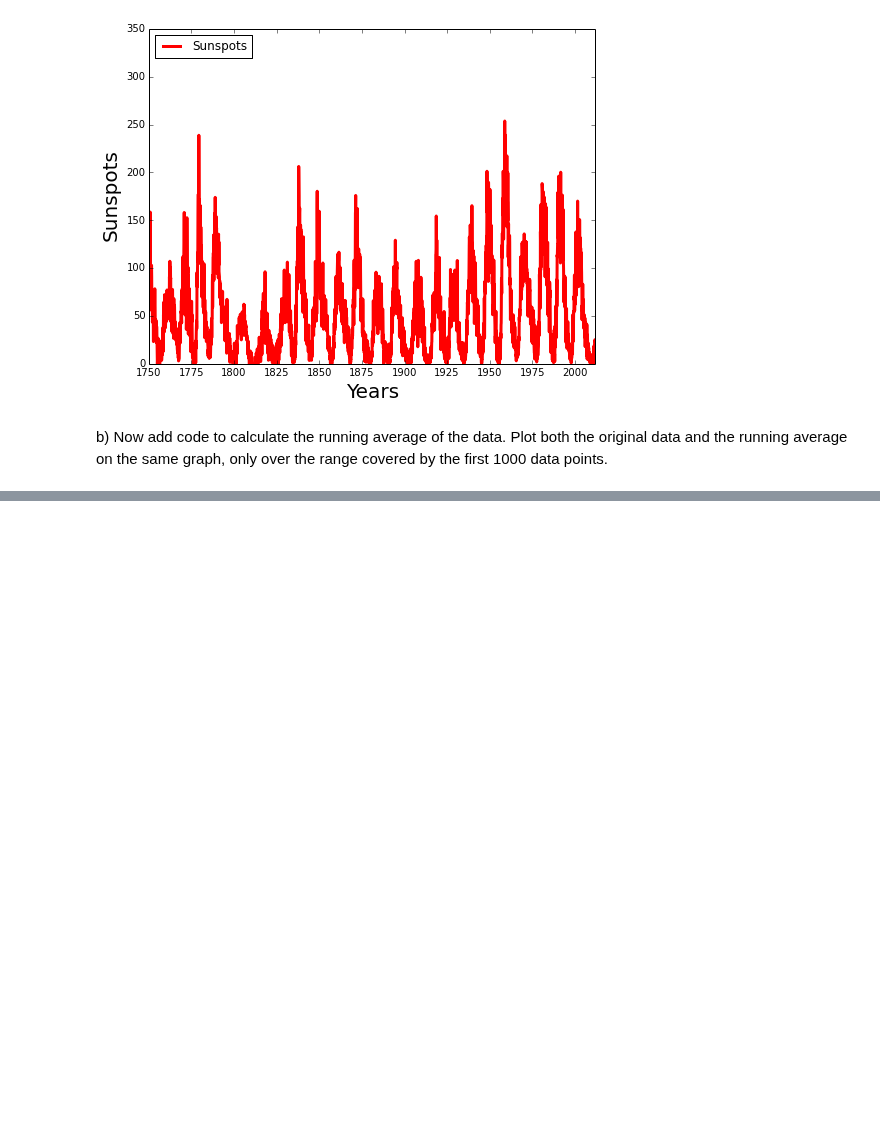
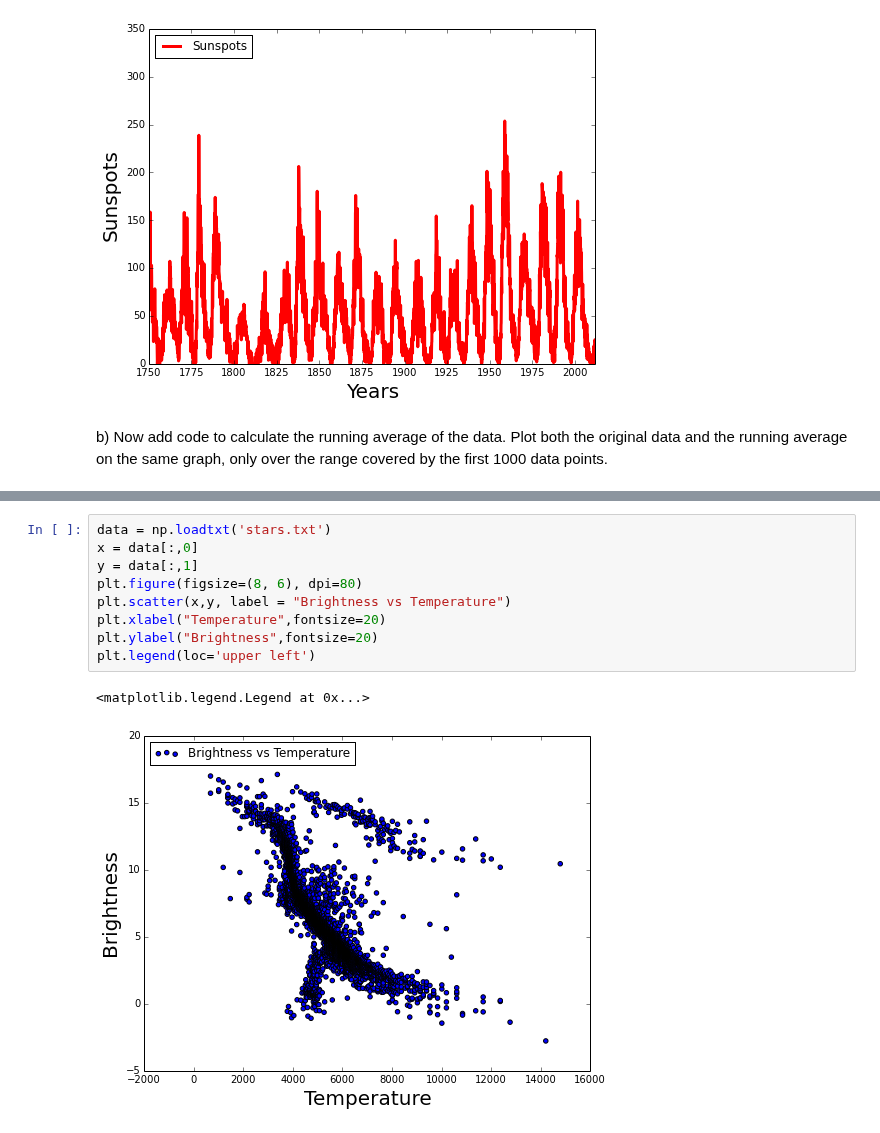
Before and after one commit to jpizagui/PHYS202-S14, a Jupyter notebook: Graphics/GraphicsExercises.ipynb, the cells around one changed output, grey strips where cells are left out. Cells and saved outputs as stored; diff of their text form; blank space fills up the shorter version.

```diff
--- a/Graphics/GraphicsExercises.ipynb
+++ b/Graphics/GraphicsExercises.ipynb
@@ -85,0 +109,12 @@ AttributeError: 'list' object has no attribute 'diminsion'
+# %%
+data = np.loadtxt('stars.txt')
+x = data[:,0]
+y = data[:,1]
+plt.figure(figsize=(8, 6), dpi=80)
+plt.scatter(x,y, label = "Brightness vs Temperature")
+plt.xlabel("Temperature",fontsize=20)
+plt.ylabel("Brightness",fontsize=20)
+plt.legend(loc='upper left')
+# %% [output]
+<matplotlib.legend.Legend at 0x...>
+[figure, added]
```
Also changed, not shown: parts of 2 cells of this notebook, 4 other files.
